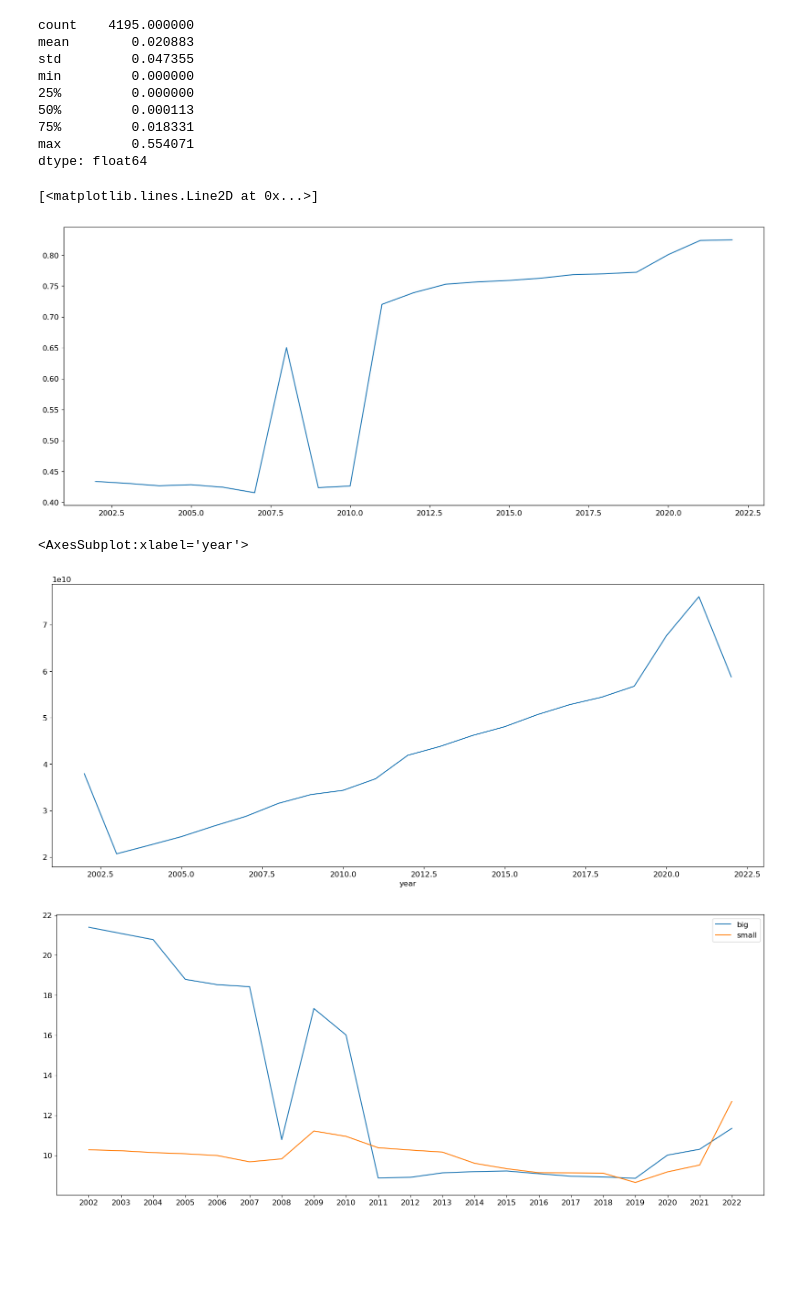
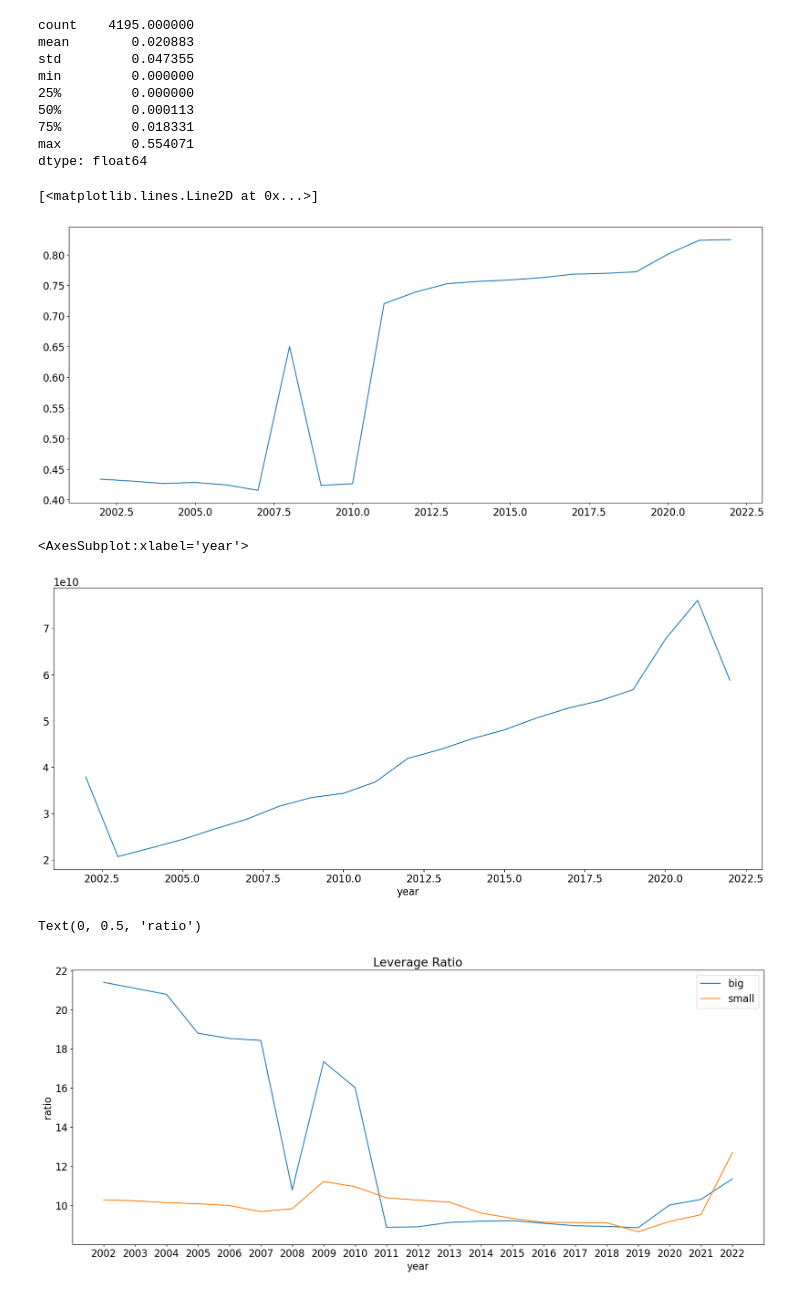
Before and after one commit to dongxulee/balanceSheet, a Jupyter notebook: balanceSheetAnalysis/balanceSheetData_borrowingLendingLeverage.ipynb, the cells around one changed output. Cells and saved outputs as stored; diff of their text form; code cells hidden in the pictures; blank space fills up the shorter version.

```diff
--- a/balanceSheetAnalysis/balanceSheetData_borrowingLendingLeverage.ipynb
+++ b/balanceSheetAnalysis/balanceSheetData_borrowingLendingLeverage.ipynb
@@ -11,7 +11,7 @@ warnings.filterwarnings('ignore')
 %load_ext autoreload
 %autoreload 2
 matplotlib.rcParams['figure.figsize'] = [20, 8]
-plt.rcParams.update({'font.size': 12})
+plt.rcParams.update({'font.size': 16})
 years, data, varNamesOverYears, varNamesOverYearsPlus = loadData()
 # %% [output]
 Populating the interactive namespace from numpy and matplotlib
@@ -214,12 +214,12 @@ dtype: float64
 plt.plot(varTable.groupby("year")["deposit"].sum() / varTable.groupby("year")["assets"].sum(), label = "deposit/liabilities")
 # %% [output]
 [<matplotlib.lines.Line2D at 0x...>]
-[figure, old version]
+[figure, new version]
 # %%
 varTable.groupby("year")["deposit"].sum().plot()
 # %% [output]
 <AxesSubplot:xlabel='year'>
-[figure, old version]
+[figure, new version]
 # %%
 def bigVsSmall(varTable, varName):
     bigs = []
@@ -235,9 +235,13 @@ def bigVsSmall(varTable, varName):
     plt.xticks(range(2002, 2023))
     plt.legend()
 # %%
+plt.title("Leverage Ratio")
 bigVsSmall(varTable, "leverage")
+plt.xlabel("year")
+plt.ylabel("ratio")
 # %% [output]
+Text(0, 0.5, 'ratio')
-[figure, old version]
+[figure, new version]
 # %%
 def bigVsSmallRatio(varTable, varName, varName2):
     bigs = []
```
Also changed, not shown: parts of 10 cells of this notebook, 9 other files.
